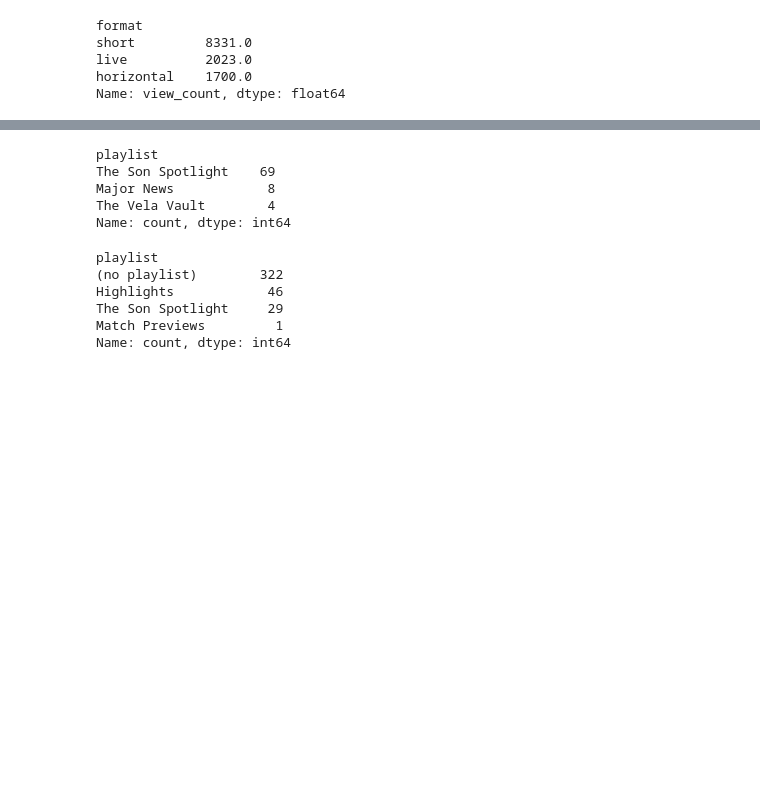
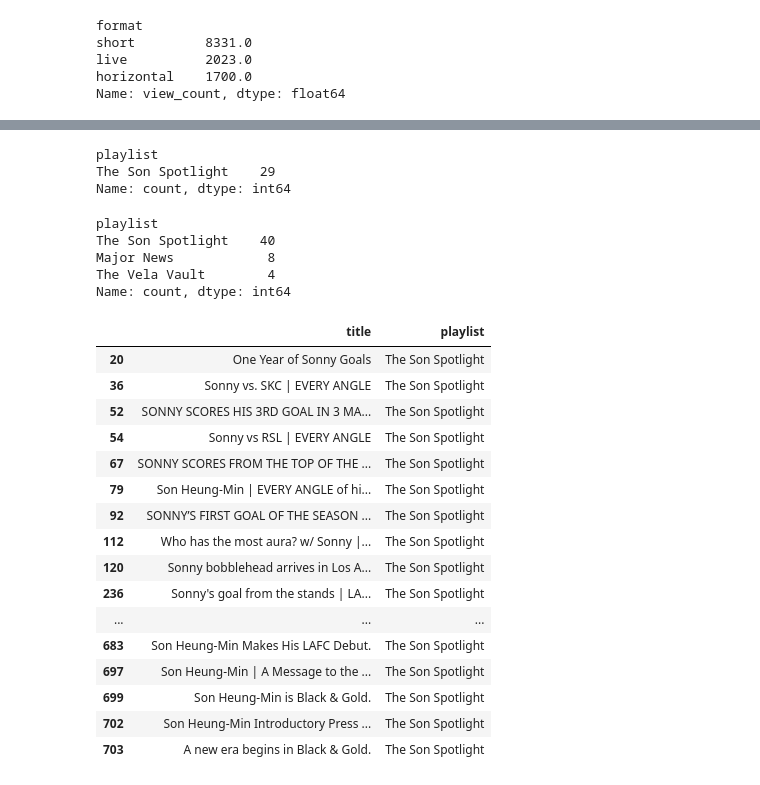
Before and after one commit to great-wave/lafc_content, a Jupyter notebook: notebooks/exploration.ipynb, the cells around one changed output, grey strips where cells are left out. Drawn from its saved outputs; the diff is of its cells as text; code cells hidden in the pictures; blank space fills up the shorter version.

```diff
--- a/notebooks/exploration.ipynb
+++ b/notebooks/exploration.ipynb
@@ -166,13 +231,22 @@ table
+# %%
+unclassified_shorts_df = shorts_df[shorts_df['content_type'] == 'unclassified'].copy()
+unclassified_shorts_df['playlist'].value_counts(dropna=False)
+# %% [output]
+playlist
+The Son Spotlight    29
+Name: count, dtype: int64
 # %%
-order = df.groupby('content_type')['view_count'].median().sort_values().index.tolist()
-n = df['content_type'].value_counts()
+horizontal_df = df[df['format'] != 'short'].copy()
+
+order = horizontal_df.groupby('content_type')['view_count'].median().sort_values().index.tolist()
+n = horizontal_df['content_type'].value_counts()
 
 fig = px.box(
-    df, x='content_type', y='log10_views',
+    horizontal_df, x='content_type', y='log10_views',
     color='content_type',
     color_discrete_map=CONTENT_COLORS,
     category_orders={'content_type': order},
-    title='Views (log 10) by Content Type',
+    title='Views (log 10) by Content Type - Horizontal / Live ',
     labels={'content_type': 'Content Type', 'log10_views': "Views"}
     )
 
@@ -188,10 +282,9 @@ fig.show()
 # %%
-unclassified_df = df[df['content_type'] == 'unclassified'].copy()
-unclassified_df[['title', 'format', 'playback_type', 'content_type', 'playlist']].sample(30)
-unclassified_df['playlist'].value_counts()
+unclassified_horizontal_df = horizontal_df[horizontal_df['content_type'] == 'unclassified'].copy()
+unclassified_horizontal_df['playlist'].value_counts(dropna=False)
 # %% [output]
 playlist
-The Son Spotlight    69
+The Son Spotlight    40
 Major News            8
 The Vela Vault        4
 Name: count, dtype: int64
@@ -218 +291,22 @@ fig.show()
+# %%
+son_spotlight_df = unclassified_horizontal_df[unclassified_horizontal_df['playlist'] == 'The Son Spotlight'].copy()
+son_spotlight_df[['title', 'playlist']]
+# %% [output]
+|  | title | playlist |
+| 20 | One Year of Sonny Goals | The Son Spotlight |
+| 36 | Sonny vs. SKC | EVERY ANGLE | The Son Spotlight |
+| 52 | SONNY SCORES HIS 3RD GOAL IN 3 MA... | The Son Spotlight |
+| 54 | Sonny vs RSL | EVERY ANGLE | The Son Spotlight |
+| 67 | SONNY SCORES FROM THE TOP OF THE ... | The Son Spotlight |
+| 79 | Son Heung-Min | EVERY ANGLE of hi... | The Son Spotlight |
+| 92 | SONNY’S FIRST GOAL OF THE SEASON ... | The Son Spotlight |
+| 112 | Who has the most aura? w/ Sonny |... | The Son Spotlight |
+| 120 | Sonny bobblehead arrives in Los A... | The Son Spotlight |
+| 236 | Sonny's goal from the stands | LA... | The Son Spotlight |
+| ... | ... | ... |
+| 683 | Son Heung-Min Makes His LAFC Debut. | The Son Spotlight |
+| 697 | Son Heung-Min | A Message to the ... | The Son Spotlight |
+| 699 | Son Heung-Min is Black & Gold. | The Son Spotlight |
+| 702 | Son Heung-Min Introductory Press ... | The Son Spotlight |
+| 703 | A new era begins in Black & Gold. | The Son Spotlight |
 # %%
@@ -267,13 +359,3 @@ fig.update_xaxes(
     ticktext=['100', '1K', '10K', '100K', '1M'])
 
 fig.show()
-# %%
-shorts_df = df[df['format'] == 'short'].copy()
-shorts_df['playlist'].value_counts(dropna=False)
-# %% [output]
-playlist
-(no playlist)        322
-Highlights            46
-The Son Spotlight     29
-Match Previews         1
-Name: count, dtype: int64
```
Also changed, not shown: parts of 27 cells of this notebook, 4 other files.
